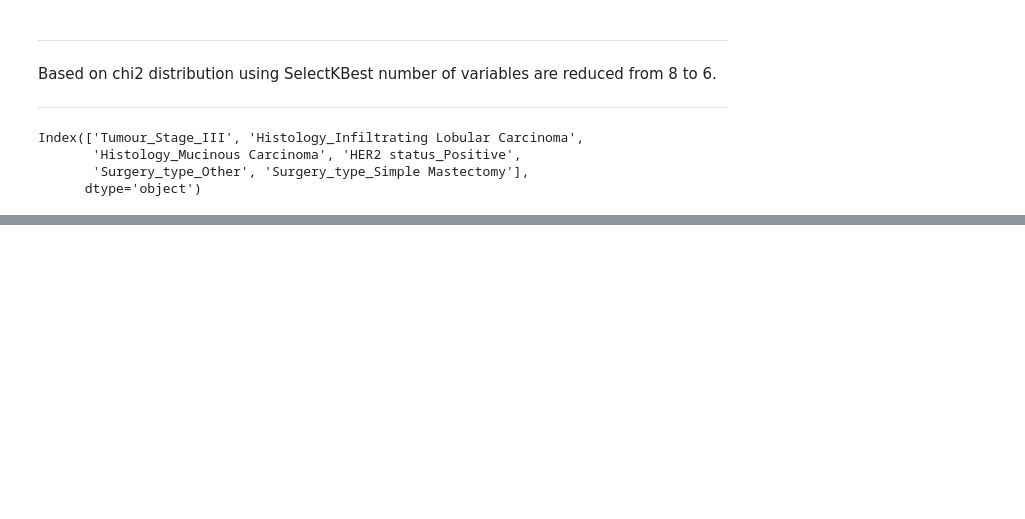
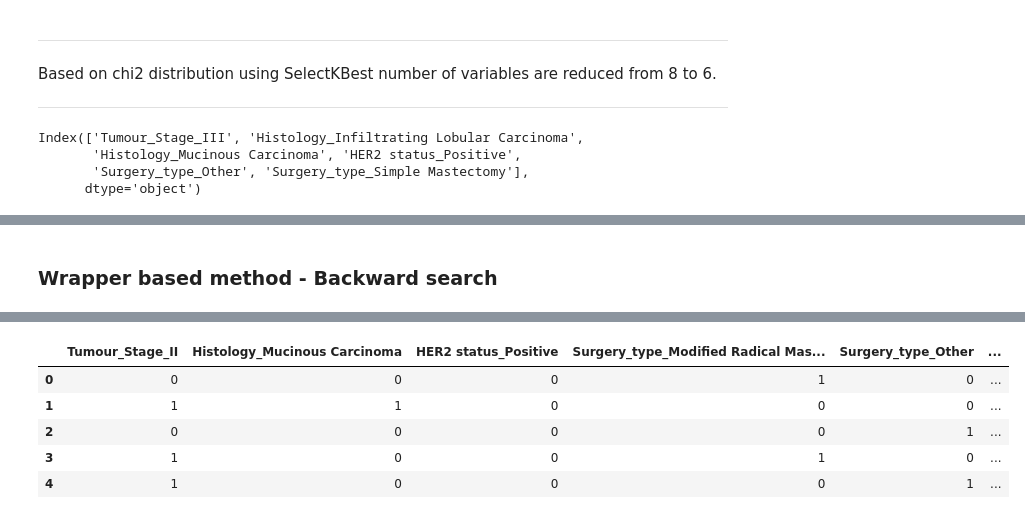
Before and after one commit to VishalWadagavi/Feature_Selection_Techniques, a Jupyter notebook: Feature_Selection_Techniques_Breast_Cancer_Data.ipynb, the cells around one changed output, grey strips where cells are left out. Saved outputs shown, nothing was run; the diff lists cells and outputs as text; code cells hidden in the pictures; blank space fills up the shorter version.

```diff
--- a/Feature_Selection_Techniques_Breast_Cancer_Data.ipynb
+++ b/Feature_Selection_Techniques_Breast_Cancer_Data.ipynb
@@ -319,0 +340,9 @@ Index(['Tumour_Stage_III', 'Histology_Infiltrating Lobular Carcinoma',
+# %%
+from sklearn.ensemble import RandomForestClassifier
+from mlxtend.feature_selection import SequentialFeatureSelector
+feature_selector = SequentialFeatureSelector(RandomForestClassifier(n_jobs=-1),k_features=6, forward=True, verbose=2, scoring='accuracy', cv=4)
+feature_selector.fit_transform(df_cat1,y)
+feature_selector.k_feature_idx_
+cols=np.array(feature_selector.k_feature_idx_)
+df_cat2=df_cat1.iloc[:,cols]
+df_cat2.head()
@@ -319,0 +380,12 @@ Index(['Tumour_Stage_III', 'Histology_Infiltrating Lobular Carcinoma',
+# %% [markdown]
+### Wrapper based method - Backward search
+# %%
+from sklearn.ensemble import RandomForestClassifier
+from mlxtend.feature_selection import SequentialFeatureSelector
+feature_selector = SequentialFeatureSelector(RandomForestClassifier(n_jobs=-1),k_features=6, forward=False, verbose=2, scoring='accuracy', cv=4)
+feature_selector.fit_transform(df_cat1,y)
+feature_selector.k_feature_idx_
+cols=np.array(feature_selector.k_feature_idx_)
+df_cat2=df_cat1.iloc[:,cols]
+df_cat2.head()
+# %% [output]
@@ -319,0 +401,6 @@ Index(['Tumour_Stage_III', 'Histology_Infiltrating Lobular Carcinoma',
+|  | Tumour_Stage_II | Histology_Mucinous Carcinoma | HER2 status_Positive | Surgery_type_Modified Radical Mas... | Surgery_type_Other | ... |
+| 0 | 0 | 0 | 0 | 1 | 0 | ... |
+| 1 | 1 | 1 | 0 | 0 | 0 | ... |
+| 2 | 0 | 0 | 0 | 0 | 1 | ... |
+| 3 | 1 | 0 | 0 | 1 | 0 | ... |
+| 4 | 1 | 0 | 0 | 0 | 1 | ... |
```
Also changed, not shown: parts of 8 cells of this notebook.
